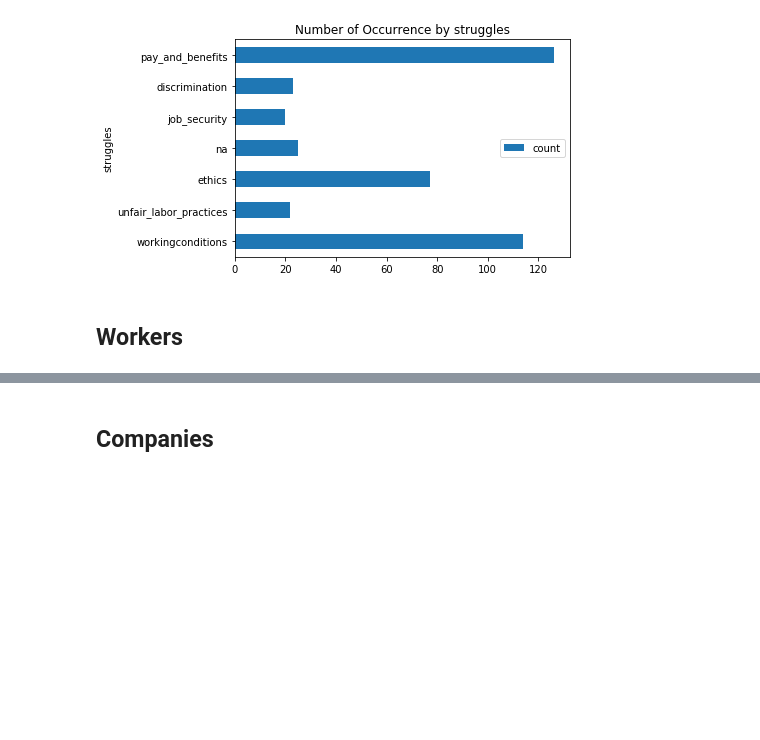
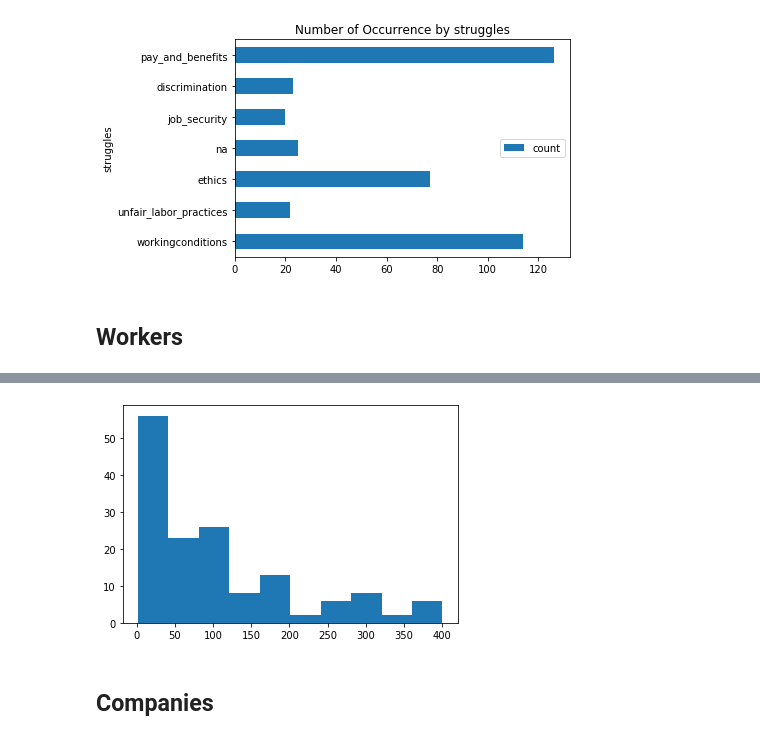
Before and after one commit to collective-action/tech, a Jupyter notebook: analysis/EDA_Visualizations.ipynb, the cells around one changed output, grey strips where cells are left out. Saved outputs shown, nothing was run; the diff lists cells and outputs as text; code cells hidden in the pictures; blank space fills up the shorter version.

Commit message:
Zoom in on workers histogram.

```diff
--- a/analysis/EDA_Visualizations.ipynb
+++ b/analysis/EDA_Visualizations.ipynb
@@ -212,3 +212,8 @@ plt.show()
+# %%
+plt.hist(sorted(workers_as_int)[:150])
+plt.show()
+# %% [output]
+[figure, added]
 # %% [markdown]
 ## Companies
 # %%
```
Also changed, not shown: parts of 1 cell of this notebook.
